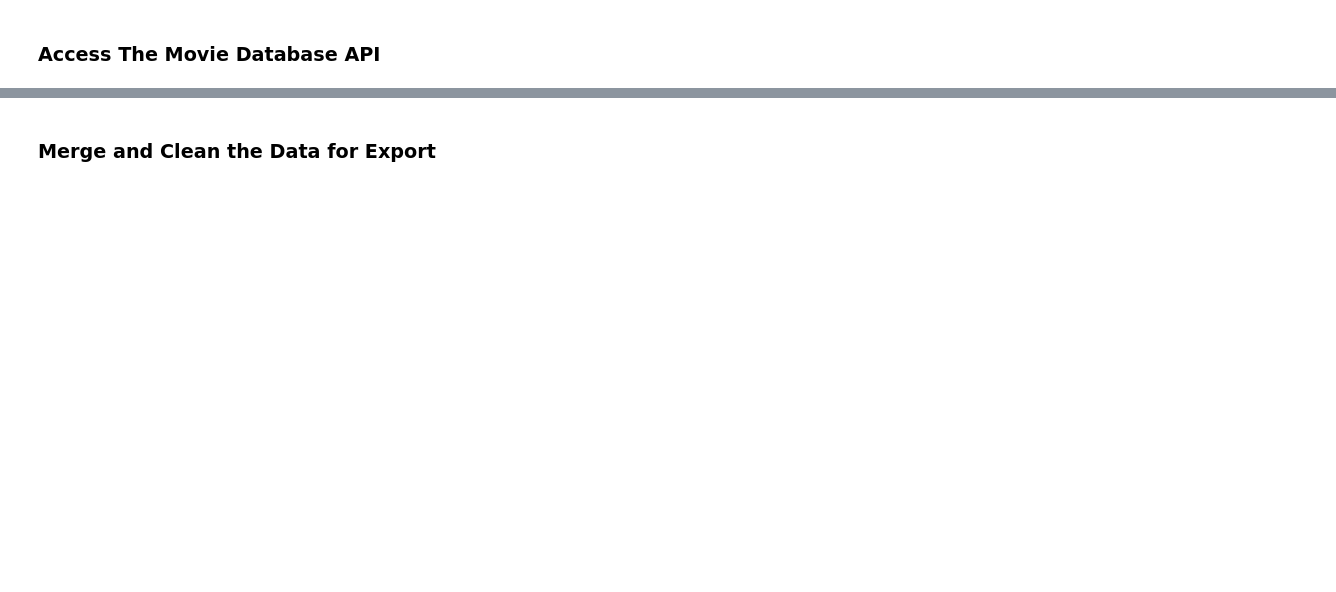
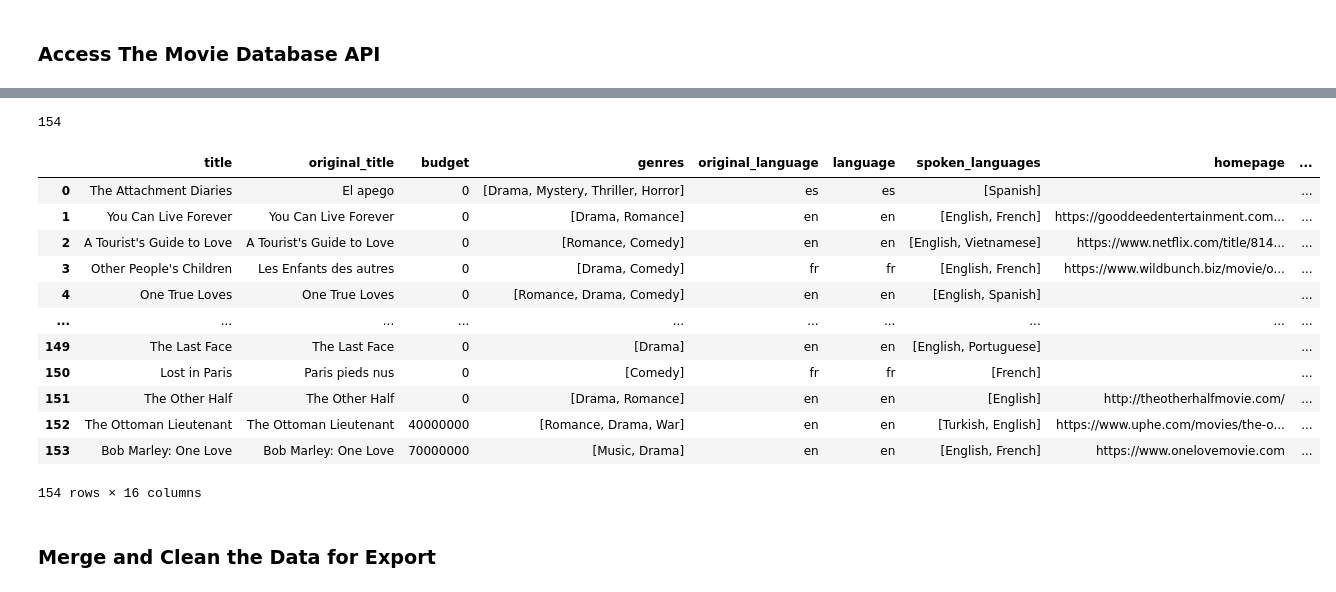
Before and after one commit to dsgautam/data-sourcing-challenge, a Jupyter notebook: retrieve_movie_data.ipynb, the cells around one changed output, grey strips where cells are left out. Saved outputs shown, nothing was run; the diff lists cells and outputs as text; code cells hidden in the pictures; blank space fills up the shorter version.

```diff
--- a/retrieve_movie_data.ipynb
+++ b/retrieve_movie_data.ipynb
@@ -134,8 +194,10 @@ Checked page 19
 # %%
-# Extract the title from the "headline.main" column and
 # save it to a new column "title"
 # Title is between unicode characters \u2018 and \u2019.
 # End string should include " Review" to avoid cutting title early
+
+df1["title"]=df1["headline.main"].apply(lambda st: st[st.find("\u2018")+1:st.find("\u2019 Review")])
+df1
 # %% [output]
 |  | web_url | snippet | source | keywords | pub_date | word_count | headline.main | headline.kicker | ... |
 | 0 | https://www.nytimes.com/2023/05/2... | A gynecologist and her patient fo... | The New York Times | [{'name': 'subject', 'value': 'Mo... | 2023-05-25T11:00:03+0000 | 295 | ‘The Attachment Diaries’ Review: ... | None | ... |
@@ -160,8 +235,8 @@ def extract_keywords(keyword_list):
         # Append the keyword item to the extracted_keywords list
         extracted_keywords += keyword
     return extracted_keywords
-
-# Fix the "keywords" column by converting cells from a list to a string
+df1["keywords"]=df1["keywords"].apply(extract_keywords)
+df1
 # %% [output]
 |  | web_url | snippet | source | keywords | pub_date | word_count | headline.main | headline.kicker | ... |
 | 0 | https://www.nytimes.com/2023/05/2... | A gynecologist and her patient fo... | The New York Times | subject: Movies;creative_works: T... | 2023-05-25T11:00:03+0000 | 295 | ‘The Attachment Diaries’ Review: ... | None | ... |
@@ -179,6 +254,8 @@ def extract_keywords(keyword_list):
 # %%
 # Create a list from the "title" column using to_list()
 # These titles will be used in the query for The Movie Database
+tmdb_list = df1['title'].to_list()
+tmdb_list
 # %% [output]
 ['The Attachment Diaries',
  'What’s Love Got to Do With It?’ Probably a Lo',
@@ -203,3 +285,5 @@ def extract_keywords(keyword_list):
 # Prepare The Movie Database query
 url = "https://api.themoviedb.org/3/search/movie?query="
 tmdb_key_string = "&api_key=" + tmdb_api_key
+query_url=f"{url}{tmdb_key_string}"
+print(query_url)
@@ -307,3 +431,26 @@ Kedi,’ Rekindling a ‘Love of Life not found.
+# %%
+#Check number of movies found in the tmdb API
+len(movies_list)
+# %% [output]
+154
+# %%
+#convert the list into a dataframe using json_normalize()
+df2=pd.json_normalize(movies_list)
+df2
+# %% [output]
+|  | title | original_title | budget | genres | original_language | language | spoken_languages | homepage | ... |
+| 0 | The Attachment Diaries | El apego | 0 | [Drama, Mystery, Thriller, Horror] | es | es | [Spanish] |  | ... |
+| 1 | You Can Live Forever | You Can Live Forever | 0 | [Drama, Romance] | en | en | [English, French] | https://gooddeedentertainment.com... | ... |
+| 2 | A Tourist's Guide to Love | A Tourist's Guide to Love | 0 | [Romance, Comedy] | en | en | [English, Vietnamese] | https://www.netflix.com/title/814... | ... |
+| 3 | Other People's Children | Les Enfants des autres | 0 | [Drama, Comedy] | fr | fr | [English, French] | https://www.wildbunch.biz/movie/o... | ... |
+| 4 | One True Loves | One True Loves | 0 | [Romance, Drama, Comedy] | en | en | [English, Spanish] |  | ... |
+| ... | ... | ... | ... | ... | ... | ... | ... | ... | ... |
+| 149 | The Last Face | The Last Face | 0 | [Drama] | en | en | [English, Portuguese] |  | ... |
+| 150 | Lost in Paris | Paris pieds nus | 0 | [Comedy] | fr | fr | [French] |  | ... |
+| 151 | The Other Half | The Other Half | 0 | [Drama, Romance] | en | en | [English] | http://theotherhalfmovie.com/ | ... |
+| 152 | The Ottoman Lieutenant | The Ottoman Lieutenant | 40000000 | [Romance, Drama, War] | en | en | [Turkish, English] | https://www.uphe.com/movies/the-o... | ... |
+| 153 | Bob Marley: One Love | Bob Marley: One Love | 70000000 | [Music, Drama] | en | en | [English, French] | https://www.onelovemovie.com | ... |
+154 rows × 16 columns
 # %% [markdown]
 ### Merge and Clean the Data for Export
 # %%
```
Also changed, not shown: parts of 27 cells of this notebook, 1 other file.
